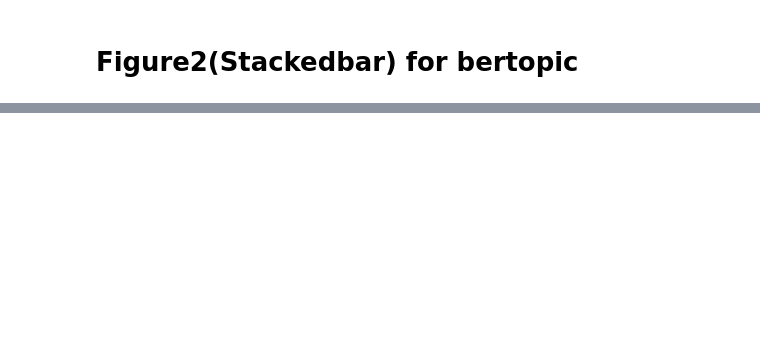
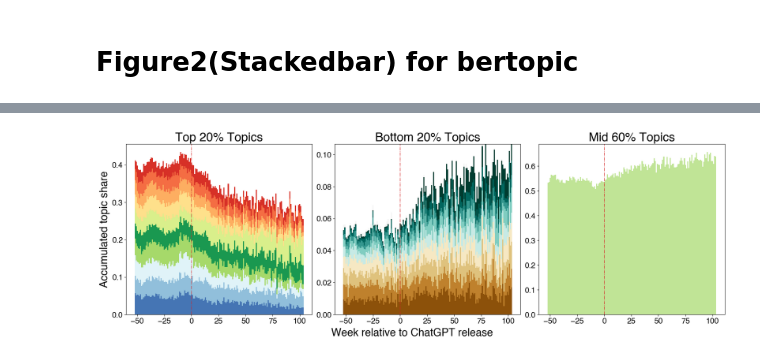
Before and after one commit to myokyunghan/stackoverflow_src_2425, a Jupyter notebook: data_availability/bert_based/C_Result_Fig2_1.ipynb, the cells around one changed output, grey strips where cells are left out. Drawn from its saved outputs; the diff is of its cells as text; code cells hidden in the pictures; blank space fills up the shorter version.

```diff
--- a/data_availability/bert_based/C_Result_Fig2_1.ipynb
+++ b/data_availability/bert_based/C_Result_Fig2_1.ipynb
@@ -215,2 +121,0 @@ len(weekly_topic_distributions)
-# %%
-rel_week = np.array(np.arange(-52, 52))
@@ -372,0 +122,4 @@ plt.show();
+# %%
+tot_df.sort_values(by = ['cdate']).reset_index(drop=True, inplace=True)
+# %%
+tot_df = tot_df[(tot_df['rel_week']>=-52)&(tot_df['rel_week']<104)]
@@ -372,0 +146,4 @@ plt.show();
+# %%
+snap1_dict, list_10= proportion_calc(snap1_df)
+snap2_dict, list_10= proportion_calc(snap2_df)
+tot_dict,   list_10= proportion_calc(tot_df)
@@ -372,0 +179,52 @@ plt.show();
+# %%
+
+### create a figure with multiple subplots
+sharey = True ## 또는 sharey=False
+sharex = True ## 또는 sharex=False
+# g_num  = len(proportion_dict.items())
+
+fig, axs = plt.subplots(1, 3, figsize = (18, 6), constrained_layout=True)
+colors = plt.get_cmap('tab20').colors
+
+
+for x, (title, proportion) in enumerate(tot_dict.items()):
+    rel_week = sorted(proportion['rel_week'].unique())  # 주차 순서 보장
+    topic_list = list(proportion['Topic'].unique())
+    order_list = list_10[title]
+    colors = color_list[x]
+
+    # 전체 주차 길이에 맞춰 bottom 초기화
+    bottom = np.zeros(len(rel_week))
+
+
+    for idx, topic in enumerate(order_list):
+        # topic별 데이터
+        t_p = proportion[proportion['Topic'] == topic]
+
+        # topic별 주차별 비율을 rel_week 길이에 맞춰 채우기
+        count_full = np.zeros(len(rel_week))
+        for i, rw in enumerate(t_p['rel_week']):
+            if rw in rel_week:
+                rw_idx = rel_week.index(rw)
+                count_full[rw_idx] = t_p.loc[t_p['rel_week'] == rw, 'pct'].values[0]
+
+        # bar plot
+        axs[x].bar(rel_week, count_full, bottom=bottom, label=topic, color=colors[idx], width=1.0, align='center', alpha=alpha_list[x])
+
+        bottom += count_full  # 누적
+
+    # 보조선 및 제목/레이블 등
+    axs[x].axvline(x=0, color='tab:red', linestyle='-.', linewidth=1)
+    axs[x].set_title(f'{title}', fontsize=25)
+    axs[x].tick_params(axis='x', labelsize=16)
+    axs[x].tick_params(axis='y', labelsize=16)
+
+axs[0].set_ylabel("Accumulated topic share", fontsize = 22)
+
+
+fig.supxlabel("Week relative to ChatGPT release", fontsize=22)
+
+plt.savefig(f"{output_dir}C_Result_Fig2_2.png", dpi=300, bbox_inches='tight')
+plt.show();
+# %% [output]
+[figure, added]
```
Also changed, not shown: parts of 69 cells of this notebook, 2 other files.
